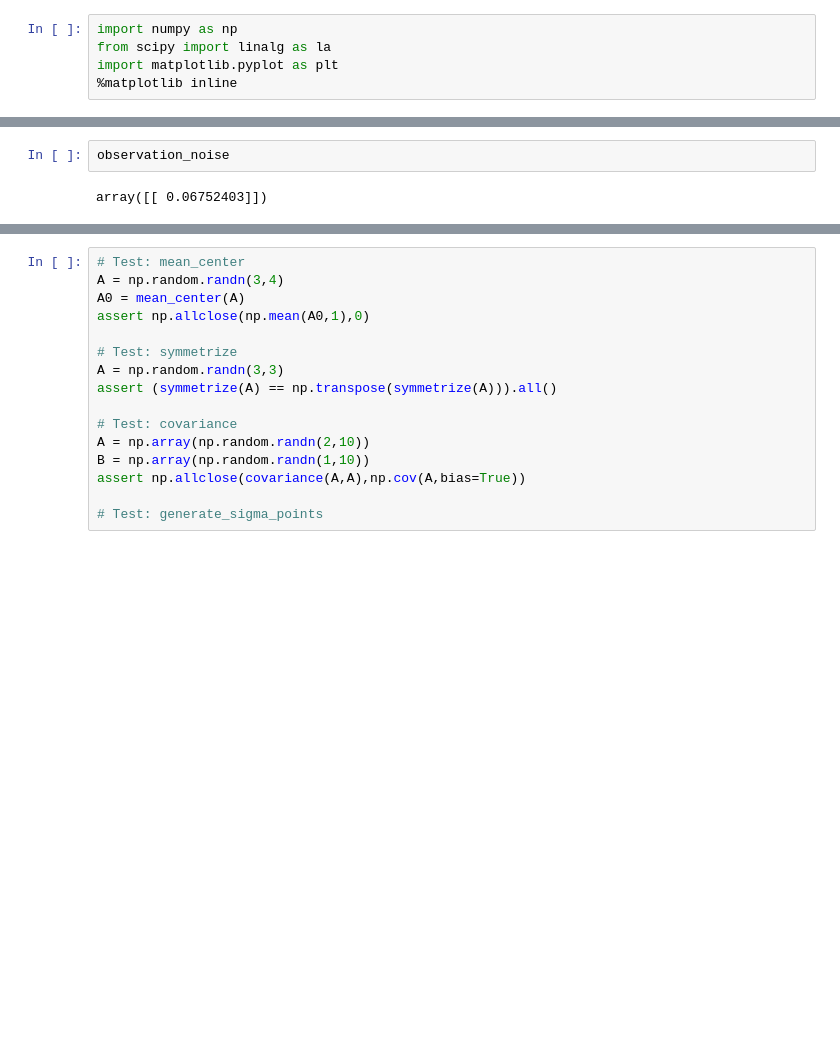
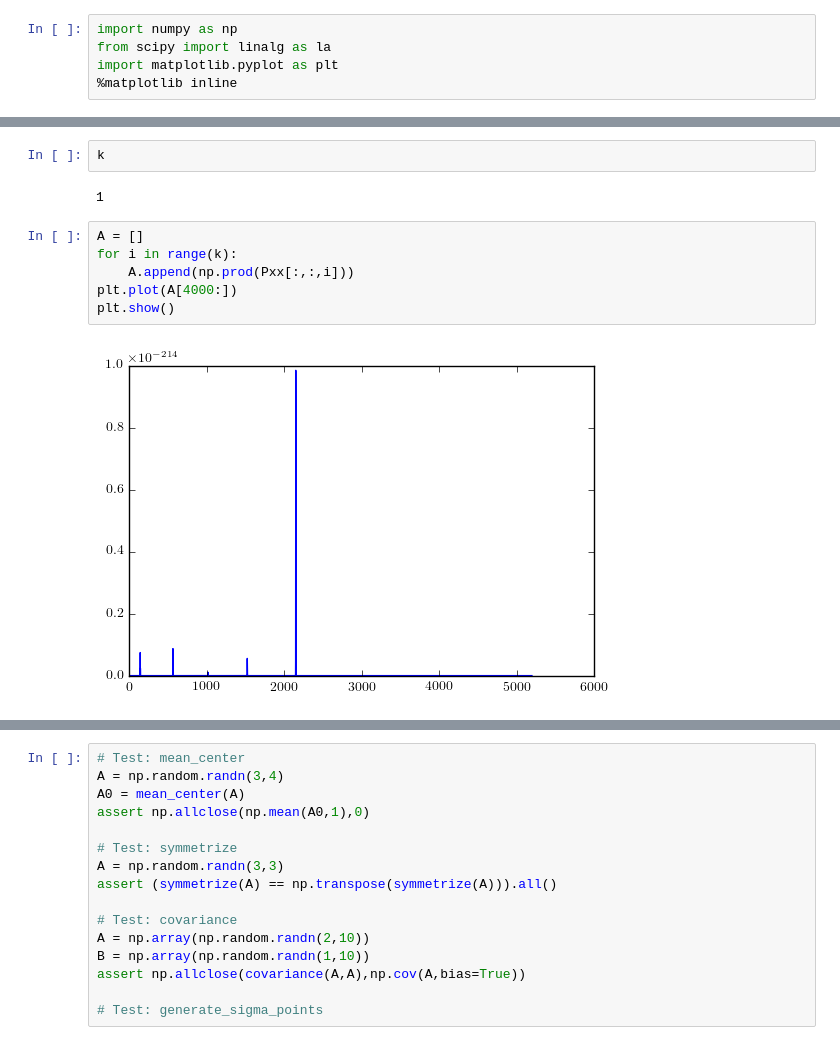
Before and after one commit to eschlaf2/kramer_rotation, a Jupyter notebook: Voss_Kalman.ipynb, the cells around one changed output, grey strips where cells are left out. Saved outputs shown, nothing was run; the diff lists cells and outputs as text; blank space fills up the shorter version.

```diff
--- a/Voss_Kalman.ipynb
+++ b/Voss_Kalman.ipynb
@@ -97,4 +119,12 @@ plt.show()
-# %%
-observation_noise
-# %% [output]
-array([[ 0.06752403]])
+# %%
+k
+# %% [output]
+1
+# %%
+A = []
+for i in range(k):
+    A.append(np.prod(Pxx[:,:,i]))
+plt.plot(A[4000:])
+plt.show()
+# %% [output]
+[figure, added]
```
Also changed, not shown: parts of 10 cells of this notebook, 1 other file.
